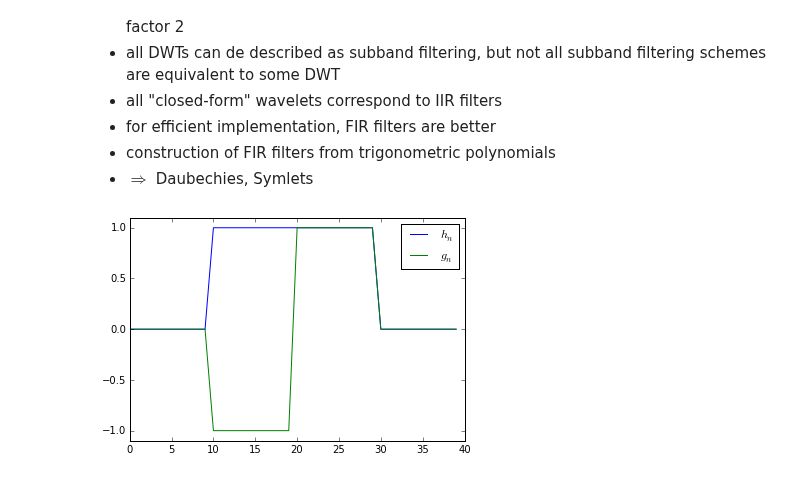
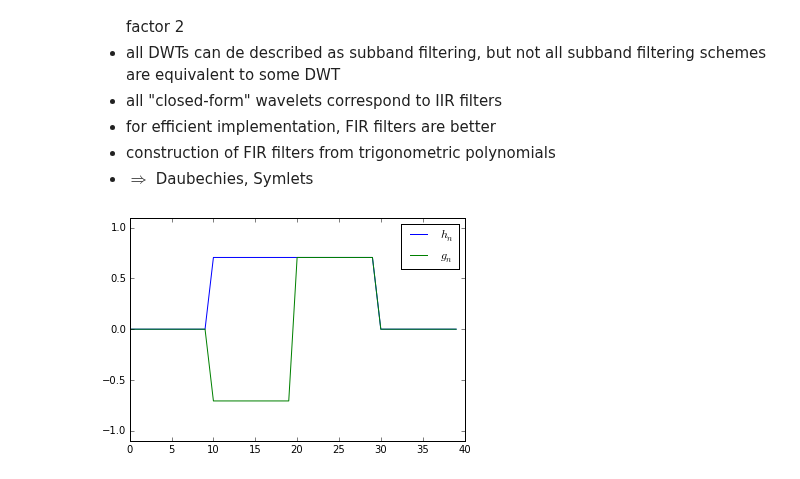
Before and after one commit to CSchoel/learn-wavelets, a Jupyter notebook: wavelet-introduction.ipynb, the cells around one changed output. Drawn from its saved outputs; the diff is of its cells as text; code cells hidden in the pictures.

Commit message:
adds implementation of DWT with subband filtering (WIP)

```diff
--- a/wavelet-introduction.ipynb
+++ b/wavelet-introduction.ipynb
@@ -823,32 +823,36 @@ TODO:
 * $\Rightarrow$ Daubechies, Symlets
 # %%
 def filters_hg(phi):
+    """
+    Constructs the filters h and g
+    """
     phi2 = np.repeat(phi,2)
     ns_h = np.arange(-len(phi)+1,len(phi)*2)
     ns_g = - ns_h + 1
     ns_g = ns_g[::-1]
     hs = np.zeros(len(ns_h), dtype="float32")
     gs = np.zeros(len(ns_h), dtype="float32")
     for i in range(len(ns_h)):
         n_h = 2*ns_h[i]
         n_g = 2*ns_g[i]
         start = max(0, n_h//2)
         end = min(len(phi2),(len(phi2) + n_h)//2)
         xs = np.arange(start, end)
         xs2 = 2*xs - n_h
-        hs[i] = np.sum(phi2[xs] * phi2[xs2])
+        # we need to divide by two because we operate on a "blown up" version of phi
+        hs[i] = np.sqrt(2) * np.sum(phi2[xs] * phi2[xs2]) / 2.0
         gs[len(gs)-1-i] = -(n_g % 4 - 1) * hs[i]
     return ns_h, hs, ns_g, gs
 
 ns_h, hs, ns_g, gs = filters_hg(phi_haar(1))
 base_h = np.zeros(40)
 base_g = np.zeros(base_h.shape)
 base_h[10:30] = np.repeat(hs,10)
 base_g[10:30] = np.repeat(gs,10)
 plt.plot(base_h, label="$h_n$")
 plt.plot(base_g, label="$g_n$")
 plt.ylim(-1.1,1.1)
 plt.legend(loc="best")
 plt.show()
 # %% [output]
-[figure, old version]
+[figure, new version]
```
Also changed, not shown: parts of 2 cells of this notebook.
